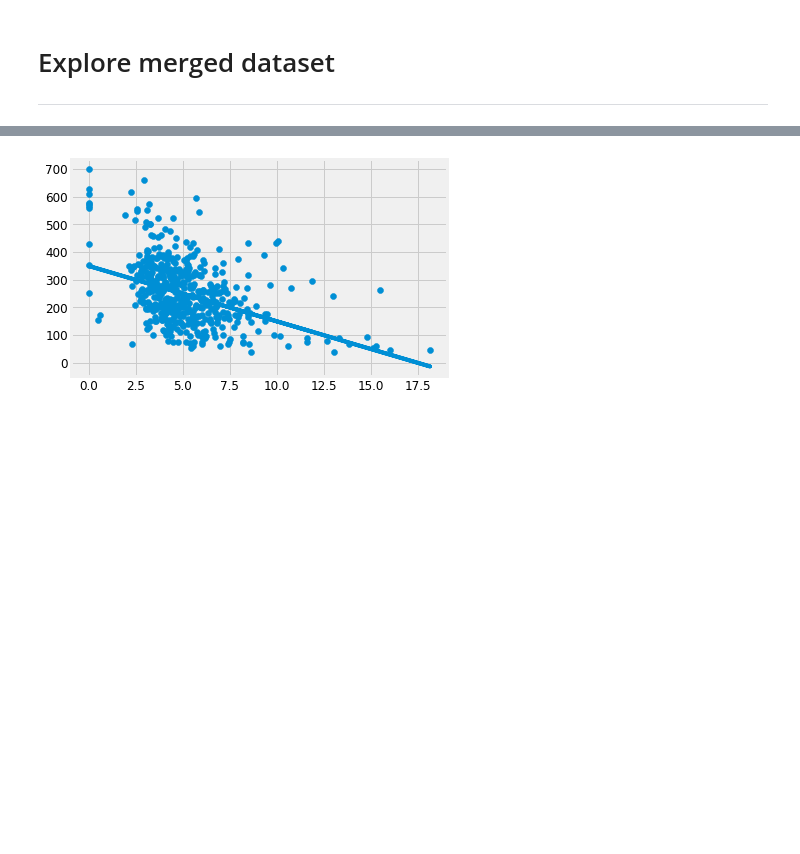
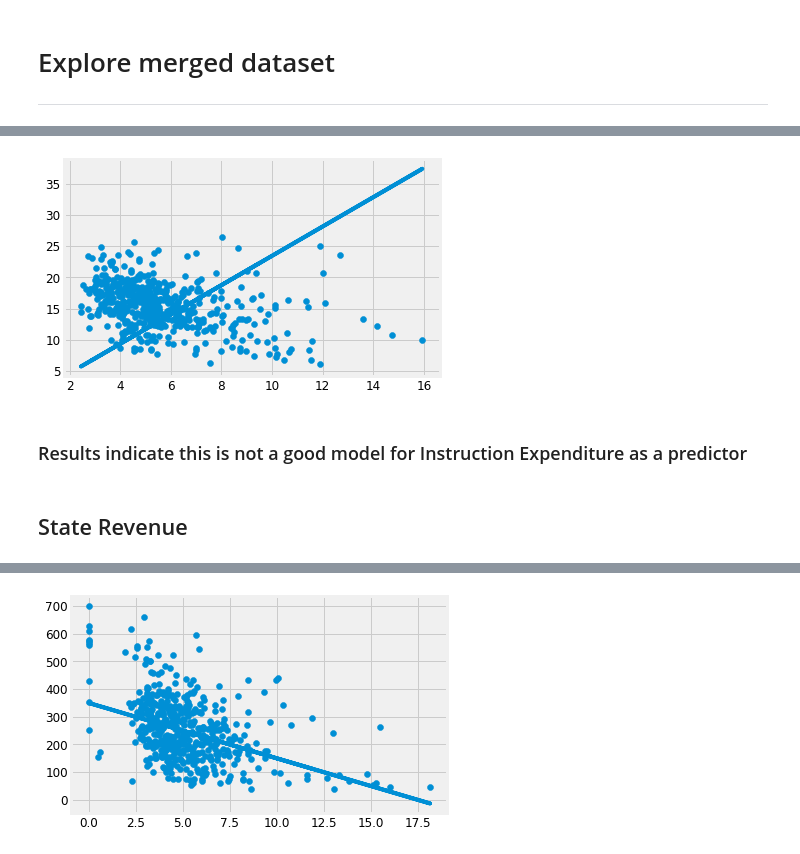
Before and after one commit to cschubert29/Intro_DS_Project, a Jupyter notebook: Code/National level analysis.ipynb, the cells around one changed output, grey strips where cells are left out. Cells and saved outputs as stored; diff of their text form; code cells hidden in the pictures; blank space fills up the shorter version.

```diff
--- a/Code/National level analysis.ipynb
+++ b/Code/National level analysis.ipynb
@@ -275,0 +281,16 @@ def plot_fitted_line(X,y,predictions):
+# %%
+#OLS linear model with a transformation
+
+cols_model = ['INSTRUCTION_EXPENDITURE']
+
+X = funding_with_placement[cols_model]
+# X_const = sm.add_constant(X)
+
+y = np.sqrt(funding_with_placement["Data"]) #juvenile placement rate
+
+# Note the difference in argument order
+model = sm.OLS(y, X).fit()
+predictions = model.predict(X) # make the predictions by the model
+
+# Print out the statistics
+model.summary()
@@ -276,3 +316,12 @@ def plot_fitted_line(X,y,predictions):
+# %%
+#Fitted line plot
+plot_fitted_line(X,y,predictions)
+# %% [output]
+[figure, added]
+# %% [markdown]
+### Results indicate this is not a good model for Instruction Expenditure as a predictor
+# %% [markdown]
+## State Revenue
 # %%
 ##Robust linear model with a constant
 
```
Also changed, not shown: parts of 22 cells of this notebook.
